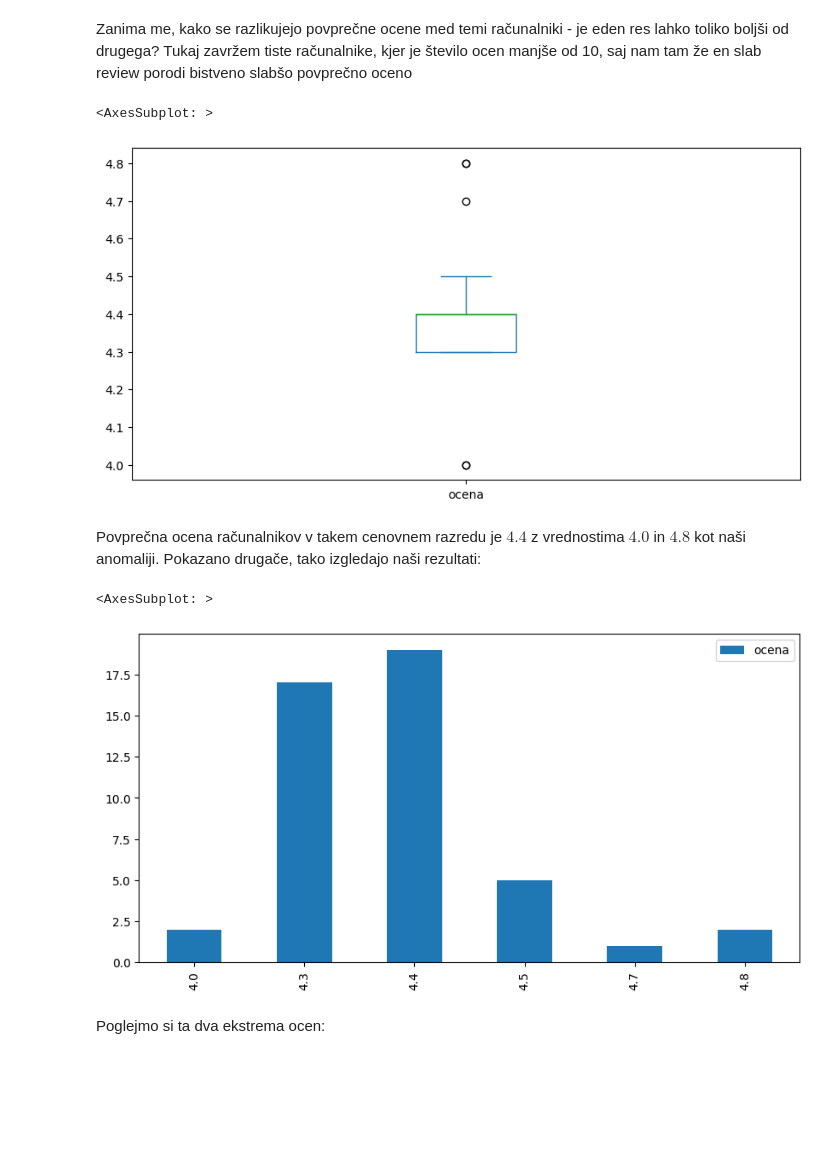
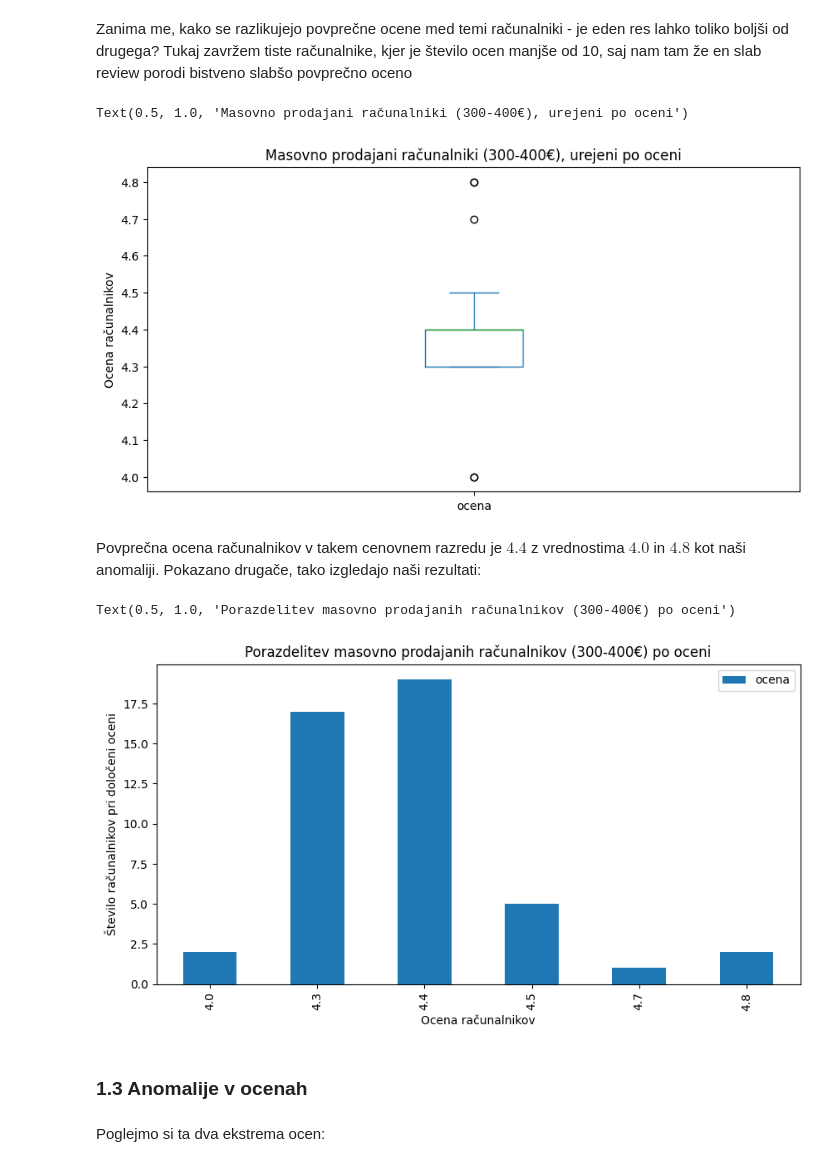
Before and after one commit to tjazerzen/NUC-computer-analysis, a Jupyter notebook: Analiza.ipynb, the cells around one changed output. Drawn from its saved outputs; the diff is of its cells as text; code cells hidden in the pictures; blank space fills up the shorter version.

```diff
--- a/Analiza.ipynb
+++ b/Analiza.ipynb
@@ -171,30 +171,36 @@ nuci[nuci['cena_discrete'] == 350].head(3)
 # %% [markdown]
 Zanima me, kako se razlikujejo povprečne ocene med temi računalniki - je eden res lahko toliko boljši od drugega? Tukaj zavržem tiste računalnike, kjer je število ocen manjše od 10, saj nam tam že en slab review porodi bistveno slabšo povprečno oceno
 # %%
-nuci[
+ax = nuci[
     (nuci['cena_discrete'] == 350) & (nuci['stevilo_ocen'] >= 10)
-    ].plot.box(
-    column=['ocena']
-)
+].plot.box(column=['ocena'])
+ax.set_ylabel('Ocena računalnikov')
+ax.set_title('Masovno prodajani računalniki (300-400€), urejeni po oceni')
 # %% [output]
-<AxesSubplot: >
+Text(0.5, 1.0, 'Masovno prodajani računalniki (300-400€), urejeni po oceni')
-[figure, old version]
+[figure, new version]
 # %% [markdown]
 Povprečna ocena računalnikov v takem cenovnem razredu je $4.4$ z vrednostima $4.0$ in $4.8$ kot naši anomaliji. Pokazano drugače, tako izgledajo naši rezultati:
 # %%
-pd.DataFrame(
+ax = pd.DataFrame(
     nuci[
     (nuci['cena_discrete'] == 350) & (nuci['stevilo_ocen'] >= 10)
 ][
     'ocena'
 ].value_counts(
 ).sort_values(
     ascending=False
 ).sort_index()
 ).plot.bar()
+
+ax.set_xlabel('Ocena računalnikov')
+ax.set_ylabel('Število računalnikov pri določeni oceni')
+ax.set_title('Porazdelitev masovno prodajanih računalnikov (300-400€) po oceni')
 # %% [output]
-<AxesSubplot: >
+Text(0.5, 1.0, 'Porazdelitev masovno prodajanih računalnikov (300-400€) po oceni')
-[figure, old version]
+[figure, new version]
+# %% [markdown]
+### 1.3 Anomalije v ocenah
 # %% [markdown]
 Poglejmo si ta dva ekstrema ocen:
 # %%
```
Also changed, not shown: parts of 38 cells of this notebook.
